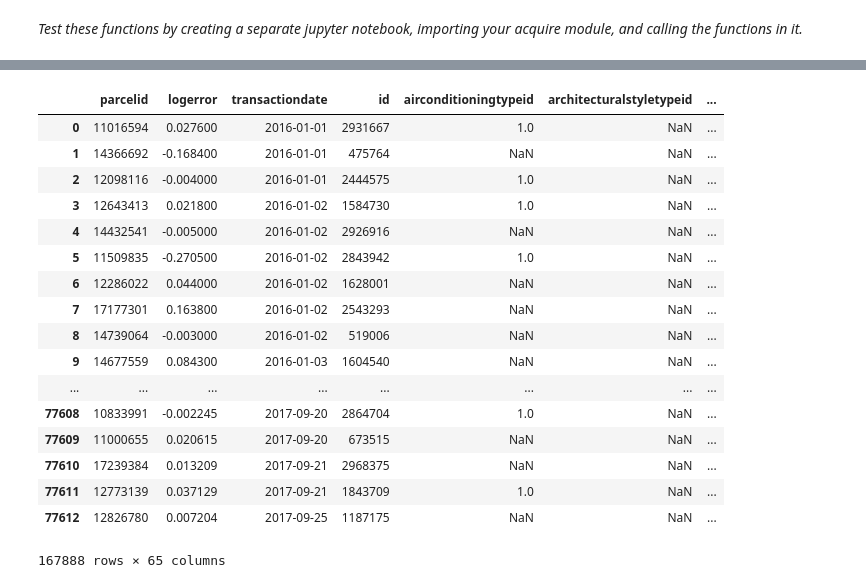
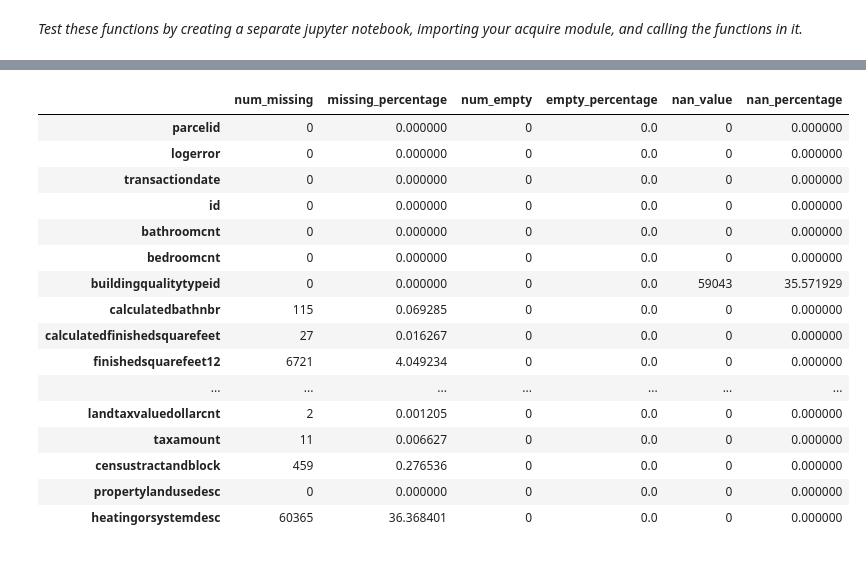
Before and after one commit to ecdedios/ds-methodologies-exercises, a Jupyter notebook: clustering/wrangle.ipynb, the cells around one changed output, grey strips where cells are left out. Saved outputs shown, nothing was run; the diff lists cells and outputs as text; code cells hidden in the pictures.

```diff
--- a/clustering/wrangle.ipynb
+++ b/clustering/wrangle.ipynb
@@ -258,21 +200,0 @@ missing_values_col(df)
-# %%
-df
-# %% [output]
-|  | parcelid | logerror | transactiondate | id | airconditioningtypeid | architecturalstyletypeid | ... |
-| 0 | 11016594 | 0.027600 | 2016-01-01 | 2931667 | 1.0 | NaN | ... |
-| 1 | 14366692 | -0.168400 | 2016-01-01 | 475764 | NaN | NaN | ... |
-| 2 | 12098116 | -0.004000 | 2016-01-01 | 2444575 | 1.0 | NaN | ... |
-| 3 | 12643413 | 0.021800 | 2016-01-02 | 1584730 | 1.0 | NaN | ... |
-| 4 | 14432541 | -0.005000 | 2016-01-02 | 2926916 | NaN | NaN | ... |
-| 5 | 11509835 | -0.270500 | 2016-01-02 | 2843942 | 1.0 | NaN | ... |
-| 6 | 12286022 | 0.044000 | 2016-01-02 | 1628001 | NaN | NaN | ... |
-| 7 | 17177301 | 0.163800 | 2016-01-02 | 2543293 | NaN | NaN | ... |
-| 8 | 14739064 | -0.003000 | 2016-01-02 | 519006 | NaN | NaN | ... |
-| 9 | 14677559 | 0.084300 | 2016-01-03 | 1604540 | NaN | NaN | ... |
-| ... | ... | ... | ... | ... | ... | ... | ... |
-| 77608 | 10833991 | -0.002245 | 2017-09-20 | 2864704 | 1.0 | NaN | ... |
-| 77609 | 11000655 | 0.020615 | 2017-09-20 | 673515 | NaN | NaN | ... |
-| 77610 | 17239384 | 0.013209 | 2017-09-21 | 2968375 | NaN | NaN | ... |
-| 77611 | 12773139 | 0.037129 | 2017-09-21 | 1843709 | 1.0 | NaN | ... |
-| 77612 | 12826780 | 0.007204 | 2017-09-25 | 1187175 | NaN | NaN | ... |
-167888 rows × 65 columns
@@ -278,0 +214,20 @@ df
+# %%
+missing_values_col(df)
+# %% [output]
+|  | num_missing | missing_percentage | num_empty | empty_percentage | nan_value | nan_percentage |
+| parcelid | 0 | 0.000000 | 0 | 0.0 | 0 | 0.000000 |
+| logerror | 0 | 0.000000 | 0 | 0.0 | 0 | 0.000000 |
+| transactiondate | 0 | 0.000000 | 0 | 0.0 | 0 | 0.000000 |
+| id | 0 | 0.000000 | 0 | 0.0 | 0 | 0.000000 |
+| bathroomcnt | 0 | 0.000000 | 0 | 0.0 | 0 | 0.000000 |
+| bedroomcnt | 0 | 0.000000 | 0 | 0.0 | 0 | 0.000000 |
+| buildingqualitytypeid | 0 | 0.000000 | 0 | 0.0 | 59043 | 35.571929 |
+| calculatedbathnbr | 115 | 0.069285 | 0 | 0.0 | 0 | 0.000000 |
+| calculatedfinishedsquarefeet | 27 | 0.016267 | 0 | 0.0 | 0 | 0.000000 |
+| finishedsquarefeet12 | 6721 | 4.049234 | 0 | 0.0 | 0 | 0.000000 |
+| ... | ... | ... | ... | ... | ... | ... |
+| landtaxvaluedollarcnt | 2 | 0.001205 | 0 | 0.0 | 0 | 0.000000 |
+| taxamount | 11 | 0.006627 | 0 | 0.0 | 0 | 0.000000 |
+| censustractandblock | 459 | 0.276536 | 0 | 0.0 | 0 | 0.000000 |
+| propertylandusedesc | 0 | 0.000000 | 0 | 0.0 | 0 | 0.000000 |
+| heatingorsystemdesc | 60365 | 36.368401 | 0 | 0.0 | 0 | 0.000000 |
```
Also changed, not shown: parts of 46 cells of this notebook, 2 other files.
